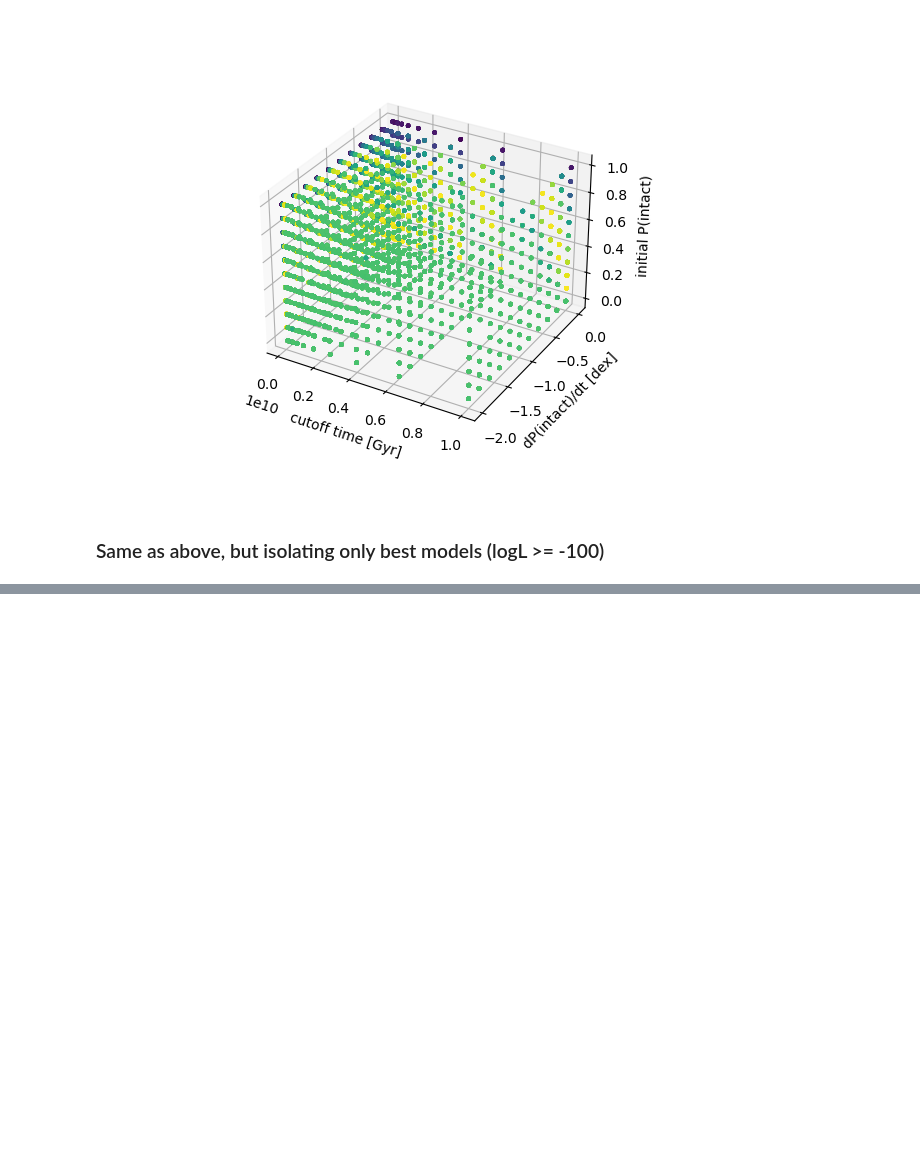
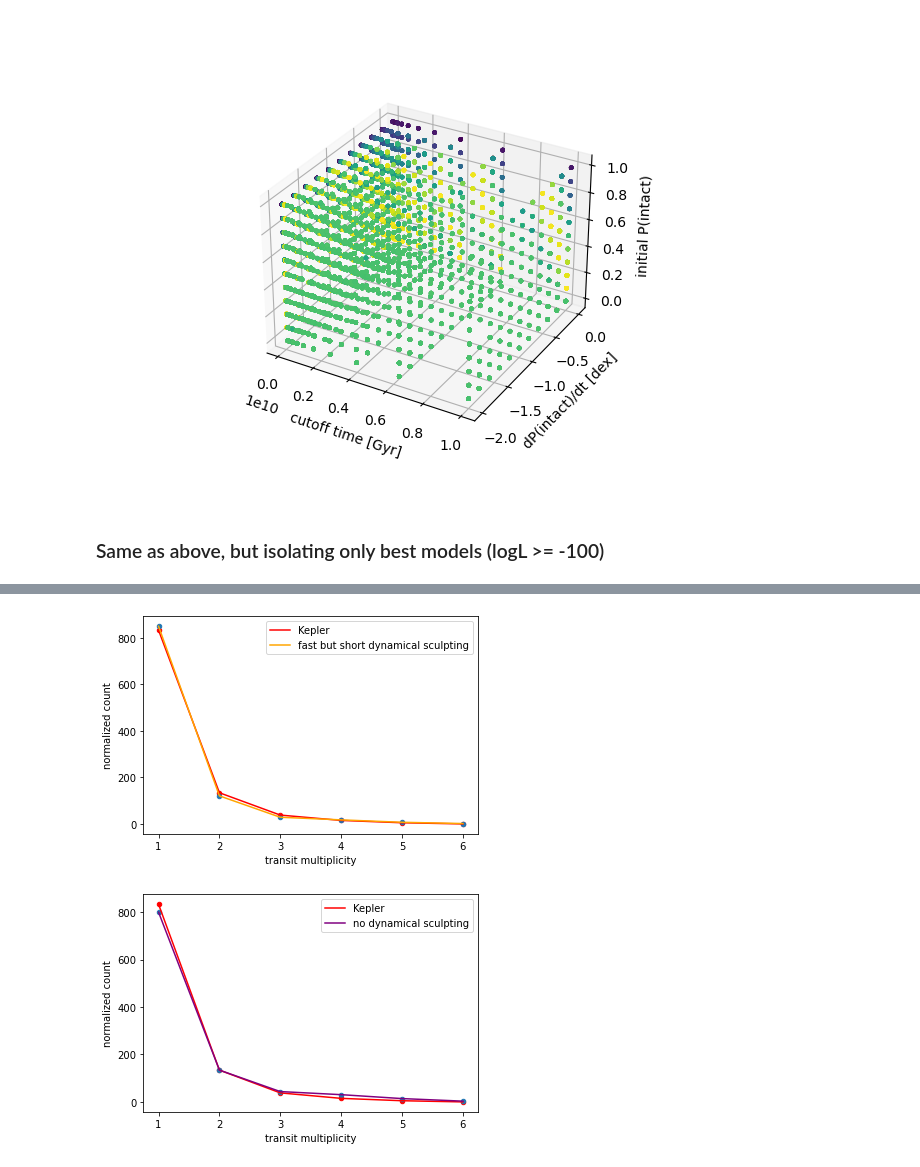
Before and after one commit to exoclam/sculpting, a Jupyter notebook: logL-cube.ipynb, the cells around one changed output, grey strips where cells are left out. Saved outputs shown, nothing was run; the diff lists cells and outputs as text; code cells hidden in the pictures; blank space fills up the shorter version.

Commit message:
showed sample transit multiplicities for logL-cube notebook

```diff
--- a/logL-cube.ipynb
+++ b/logL-cube.ipynb
@@ -219,0 +309,25 @@ plt.show()
+# %%
+%matplotlib inline
+
+temp_df = df_keep.loc[df_keep.index==one]
+plt.plot(np.arange(len(k))+1, k, color='r', label='Kepler')
+plt.scatter(np.arange(len(k))+1, k, color='r', s=20)
+plt.plot(np.arange(len(k))+1, np.array(temp_df.normalized_transit_multiplicity)[0], label='fast but short dynamical sculpting', color='orange')
+plt.scatter(np.arange(len(k))+1, np.array(temp_df.normalized_transit_multiplicity)[0], s=20)
+plt.xlabel('transit multiplicity')
+plt.ylabel('normalized count')
+plt.legend()
+plt.show()
+
+temp_df = df_keep.loc[df_keep.index==two]
+plt.plot(np.arange(len(k))+1, k, color='r', label='Kepler')
+plt.scatter(np.arange(len(k))+1, k, color='r', s=20)
+plt.plot(np.arange(len(k))+1, np.array(temp_df.normalized_transit_multiplicity)[0], label='no dynamical sculpting', color='purple')
+plt.scatter(np.arange(len(k))+1, np.array(temp_df.normalized_transit_multiplicity)[0], s=20)
+plt.xlabel('transit multiplicity')
+plt.ylabel('normalized count')
+plt.legend()
+plt.show()
+# %% [output]
+[figure, added]
+[figure, added]
```
Also changed, not shown: parts of 10 cells of this notebook.
